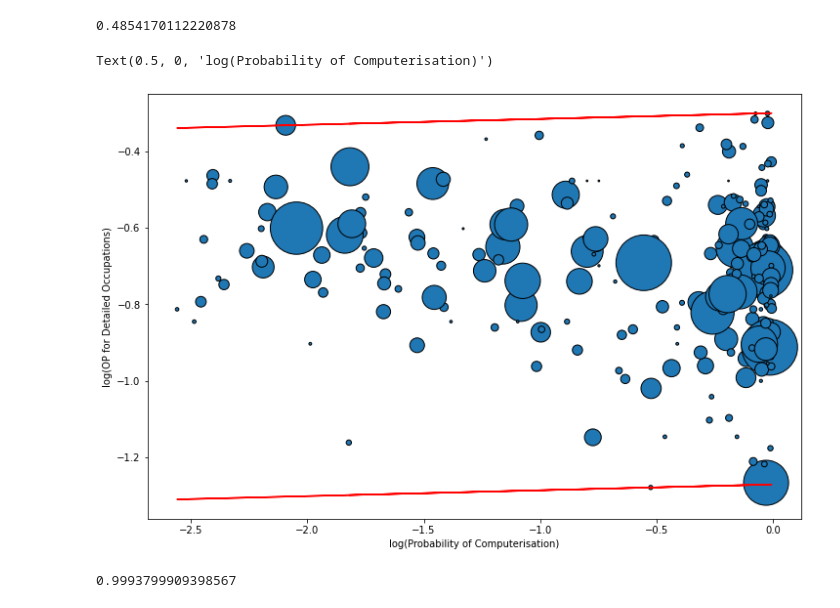
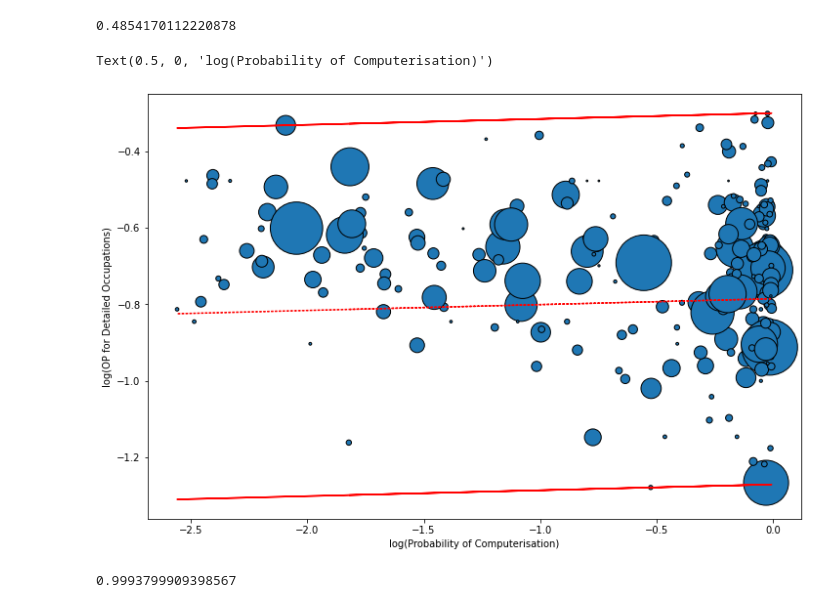
Before and after one commit to terencetan-c/4YP-The-Future-of-Work, a Jupyter notebook: Data modelling/Data modelling OP.ipynb, the cells around one changed output. Saved outputs shown, nothing was run; the diff lists cells and outputs as text; code cells hidden in the pictures.

```diff
--- a/Data modelling/Data modelling OP.ipynb
+++ b/Data modelling/Data modelling OP.ipynb
@@ -578,17 +578,19 @@ prob.solve()
 # %%
 fig, ax = plt.subplots()
 fig.set_size_inches(12, 8)
 plt.scatter(x_training,y_training,s=weights,edgecolors='black')
 
 plt.plot(x_training,(x_training*x2.value[0])+x3.value[0]+x1.value[0],color='r')
 plt.plot(x_training,(x_training*x2.value[0])+x3.value[0]-x1.value[0],color='r')
+plt.plot(x_training,(x_training*x2.value[0])+x3.value[0],color='r',linestyle=':')
+
 
 
 plt.ylabel('log(OP for Detailed Occupations)')
 plt.xlabel('log(Probability of Computerisation)')
 # %% [output]
 Text(0.5, 0, 'log(Probability of Computerisation)')
-[figure, old version]
+[figure, new version]
 # %%
 m = x_training.size
 epsilon=0.05
```
Also changed, not shown: parts of 2 cells of this notebook, 6 other files.
